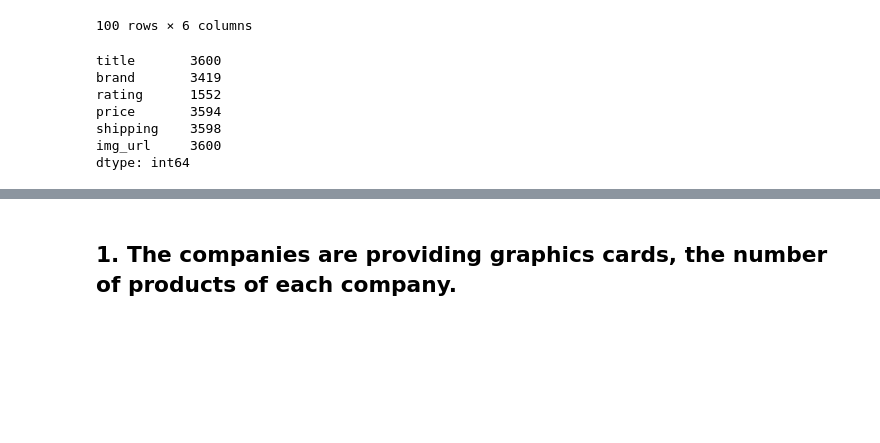
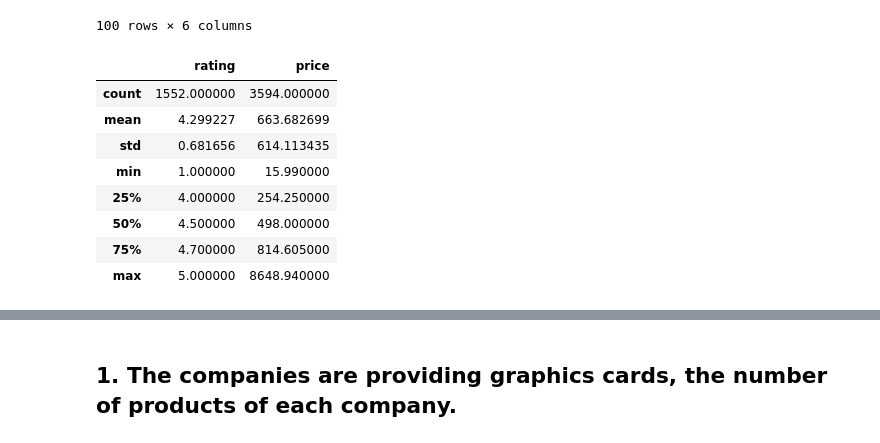
Before and after one commit to ThangNH1/Crawling_GPU_Info, a Jupyter notebook: Data_Visualize.ipynb, the cells around one changed output, grey strips where cells are left out. Saved outputs shown, nothing was run; the diff lists cells and outputs as text; code cells hidden in the pictures; blank space fills up the shorter version.

```diff
--- a/Data_Visualize.ipynb
+++ b/Data_Visualize.ipynb
@@ -21,12 +21,14 @@ df.head(100)
 | 99 | MSI Gaming Radeon RX 6650 XT 8GB ... | GIGABYTE | 4.8 | 359.99 | Free Shipping | https://c1.neweggimages.com/Produ... |
 100 rows × 6 columns
 # %%
-df.count()
+df.describe()
 # %% [output]
-title       3600
-brand       3419
-rating      1552
-price       3594
-shipping    3598
-img_url     3600
-dtype: int64
+|  | rating | price |
+| count | 1552.000000 | 3594.000000 |
+| mean | 4.299227 | 663.682699 |
+| std | 0.681656 | 614.113435 |
+| min | 1.000000 | 15.990000 |
+| 25% | 4.000000 | 254.250000 |
+| 50% | 4.500000 | 498.000000 |
+| 75% | 4.700000 | 814.605000 |
+| max | 5.000000 | 8648.940000 |
```
Also changed, not shown: parts of 7 cells of this notebook.
